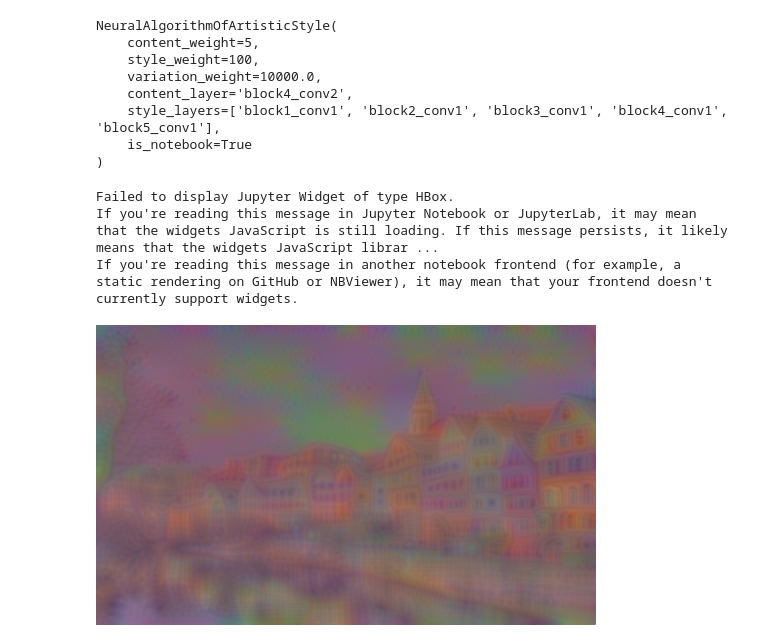
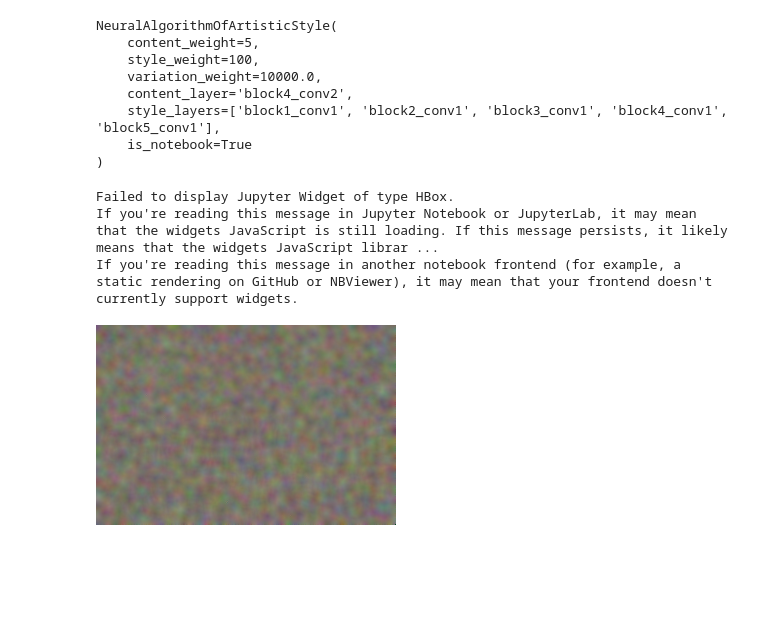
Before and after one commit to Kautenja/a-neural-algorithm-of-artistic-style, a Jupyter notebook: A Neural Algorithm of Artistic Style.ipynb, the cells around one changed output. Saved outputs shown, nothing was run; the diff lists cells and outputs as text; code cells hidden in the pictures; blank space fills up the shorter version.

```diff
--- a/A Neural Algorithm of Artistic Style.ipynb
+++ b/A Neural Algorithm of Artistic Style.ipynb
@@ -15,6 +15,6 @@ Using TensorFlow backend.
 # %%
 canvas = Canvas(content_path='img/content/tubingen.jpg',
                 style_path='img/styles/seated-nude.jpg',
-                dimensions=(500, 300))
+                dimensions=(300, 200))
 canvas
 # %% [output]
@@ -49,9 +49,9 @@ NeuralAlgorithmOfArtisticStyle(
     is_notebook=True
 )
 # %%
-alg(canvas, iterations=10)
+alg(canvas, iterations=1)
 # %% [output]
 Failed to display Jupyter Widget of type HBox.
 If you're reading this message in Jupyter Notebook or JupyterLab, it may mean that the widgets JavaScript is still loading. If this message persists, it likely means that the widgets JavaScript librar ...
 If you're reading this message in another notebook frontend (for example, a static rendering on GitHub or NBViewer), it may mean that your frontend doesn't currently support widgets.
-[figure, old version]
+[figure, new version]
```
Also changed, not shown: parts of 4 cells of this notebook, 7 other files.
